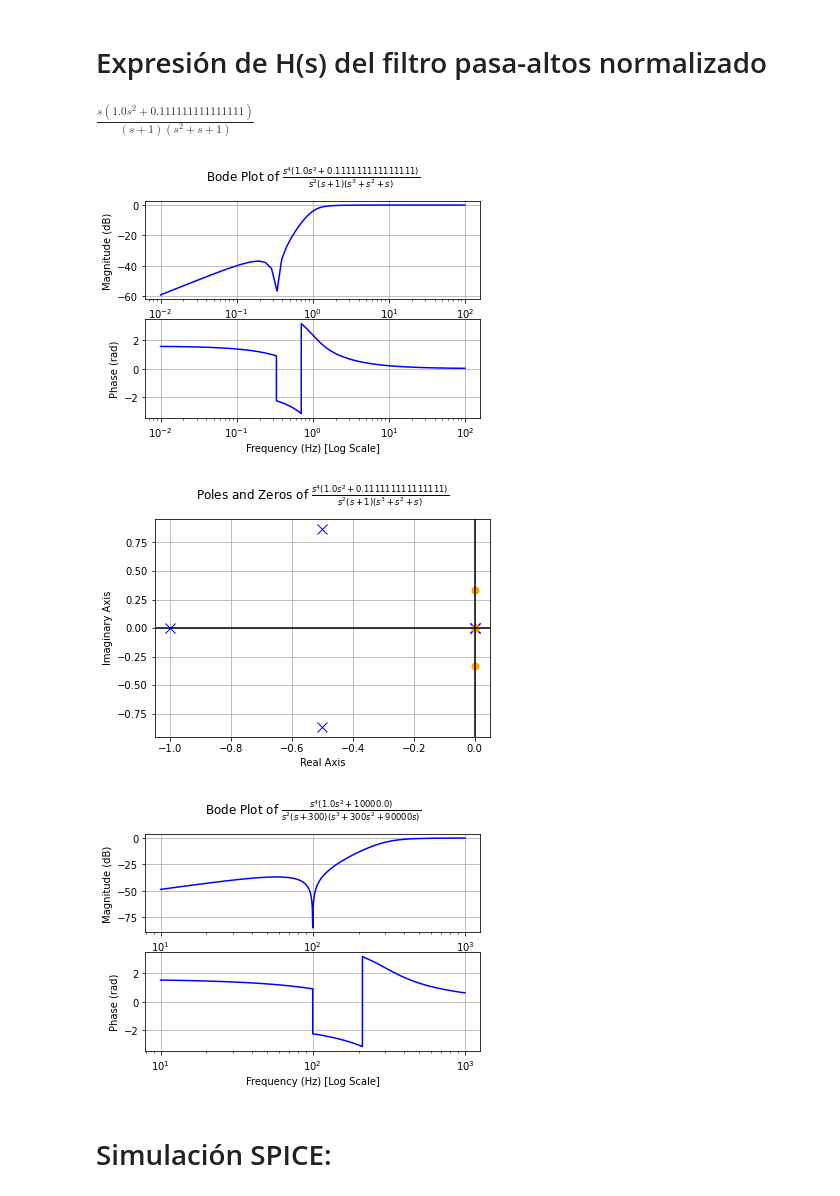
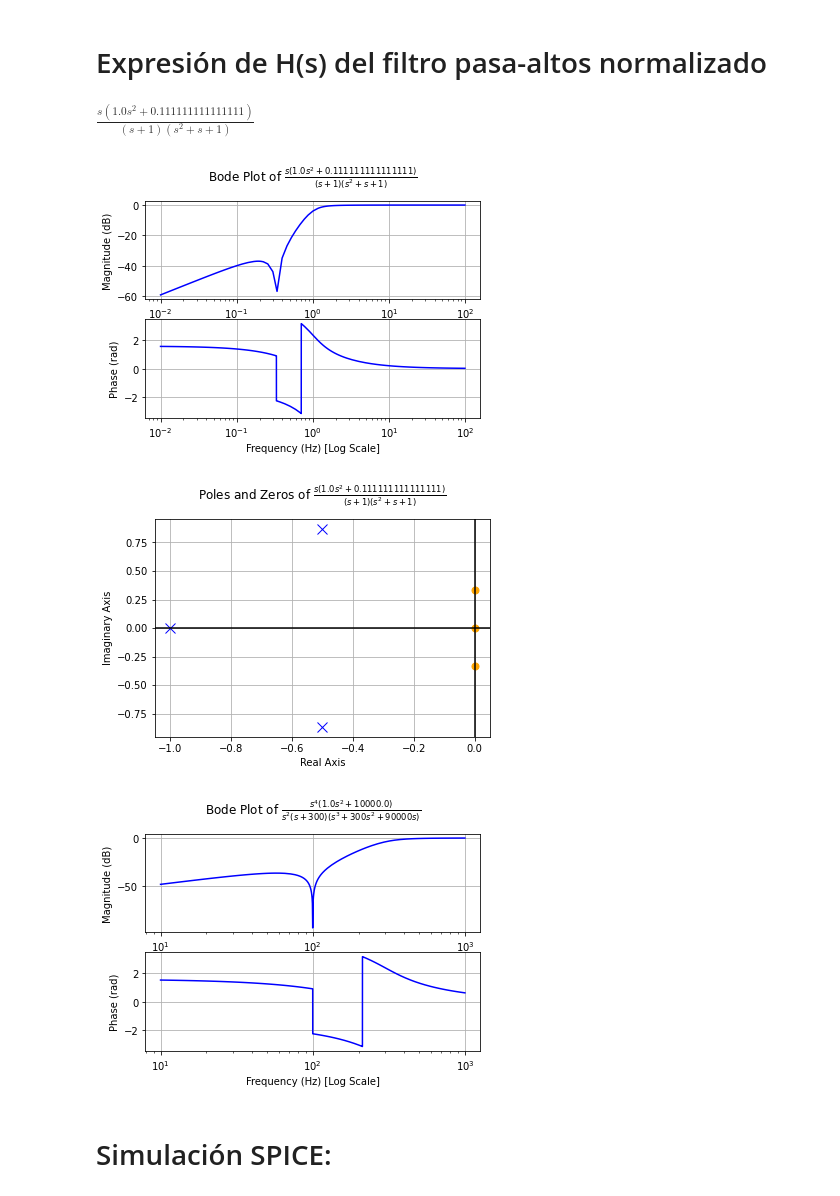
Before and after one commit to jcostasuarez/tc2-tp, a Jupyter notebook: TPS/TS6/TS6.ipynb, the cells around one changed output. Cells and saved outputs as stored; diff of their text form; code cells hidden in the pictures.

Commit message:
Add files via upload
TS6 corrección diagrama de polos y ceros

```diff
--- a/TPS/TS6/TS6.ipynb
+++ b/TPS/TS6/TS6.ipynb
@@ -44,7 +44,9 @@ $\displaystyle \frac{0.111111111111111 s^{2} + 1.0}{\left(s + 1\right) \left(s^{
 # %%
 expr1 = expr.subs(s, 1/s)
 
-display(simplify(expr1))
+expr1 = simplify(expr1)
+
+display(expr1)
 
 tf2 = TransferFunction.from_rational_expression(expr1,var =s)
 
@@ -53,18 +55,22 @@ bode_plot(tf2, initial_exp=-2, final_exp=2)
 pole_zero_plot(tf2)
 # %% [output]
 $\displaystyle \frac{s \left(1.0 s^{2} + 0.111111111111111\right)}{\left(s + 1\right) \left(s^{2} + s + 1\right)}$
-[figure, old version]
+[figure, new version]
-[figure, old version]
+[figure, new version]
 # %%
 f0 = 300
 
 expr2 = expr1.subs(s, s/f0)
 
+expr2 = simplify(expr2)
+
+display(expr2)
+
 tf3 = TransferFunction.from_rational_expression(expr2,var =s)
 
 bode_plot(tf3, initial_exp=1, final_exp=3)
 # %% [output]
-[figure, old version]
+[figure, new version]
 # %% [markdown]
 # Simulación SPICE:
 # %%
```
Also changed, not shown: parts of 1 cell of this notebook.
